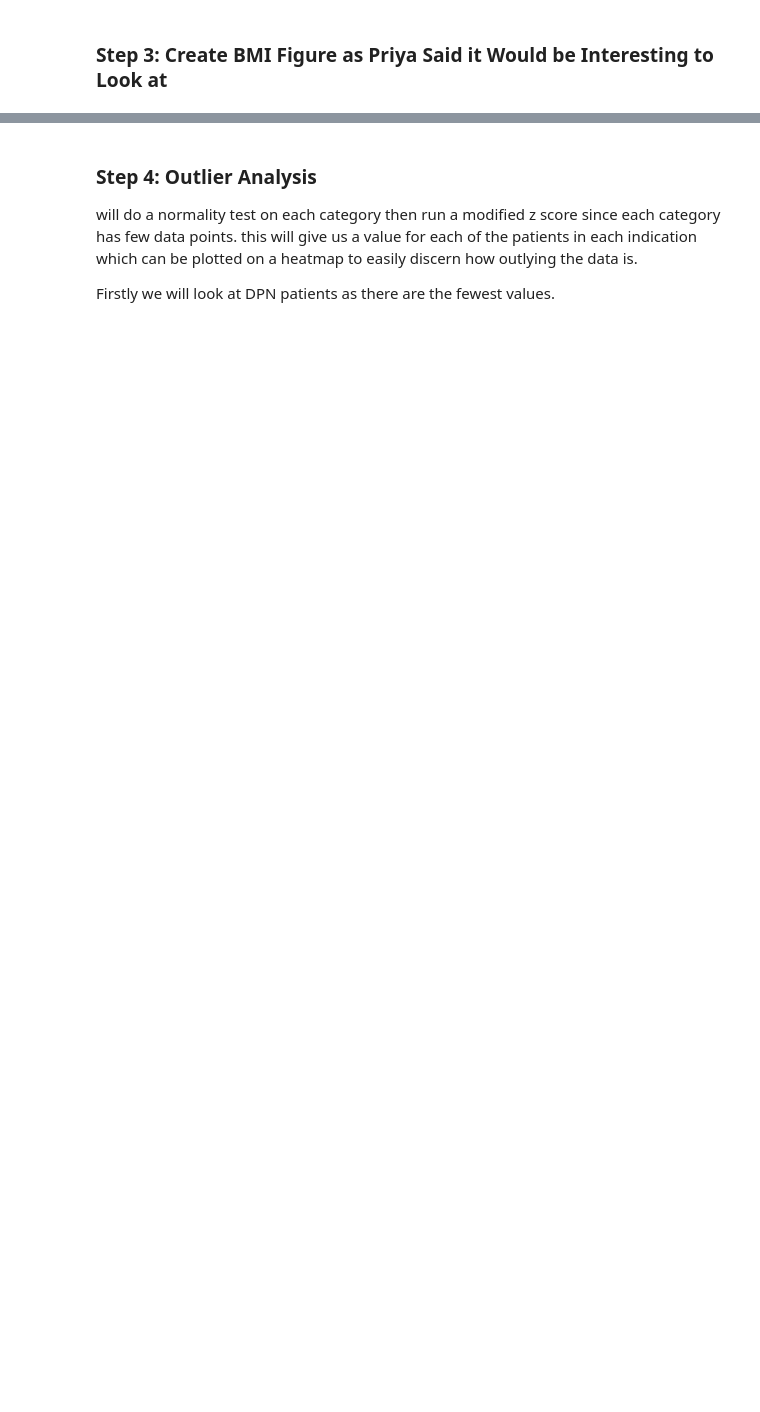
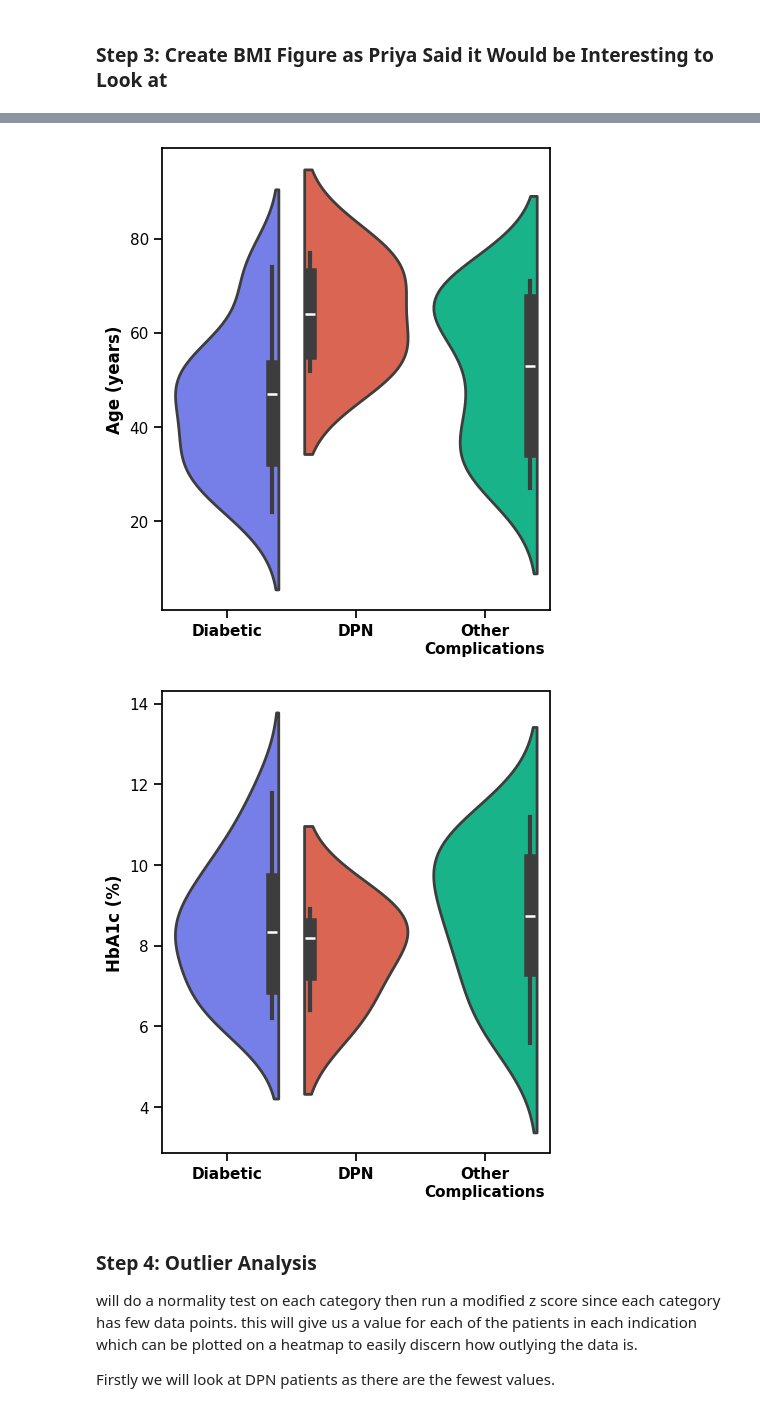
Before and after one commit to ad-aspera/HRV-EDA, a Jupyter notebook: Demographics2.ipynb, the cells around one changed output, grey strips where cells are left out. Cells and saved outputs as stored; diff of their text form; code cells hidden in the pictures; blank space fills up the shorter version.

```diff
--- a/Demographics2.ipynb
+++ b/Demographics2.ipynb
@@ -153,3 +165,13 @@ plt.show()
+# %%
+violin_metric('age', reassembled_df, 'Age (years)')
+plt.savefig('images/profiling/age.png', dpi=600, bbox_inches='tight')
+
+violin_metric('HbA1c (%)', reassembled_df, 'HbA1c (%)')
+
+plt.savefig('images/profiling/HbA1c.png', dpi=600, bbox_inches='tight')
+# %% [output]
+[figure, added]
+[figure, added]
 # %% [markdown]
 ### Step 4: Outlier Analysis
 
```
Also changed, not shown: parts of 3 cells of this notebook, 21 other files.
